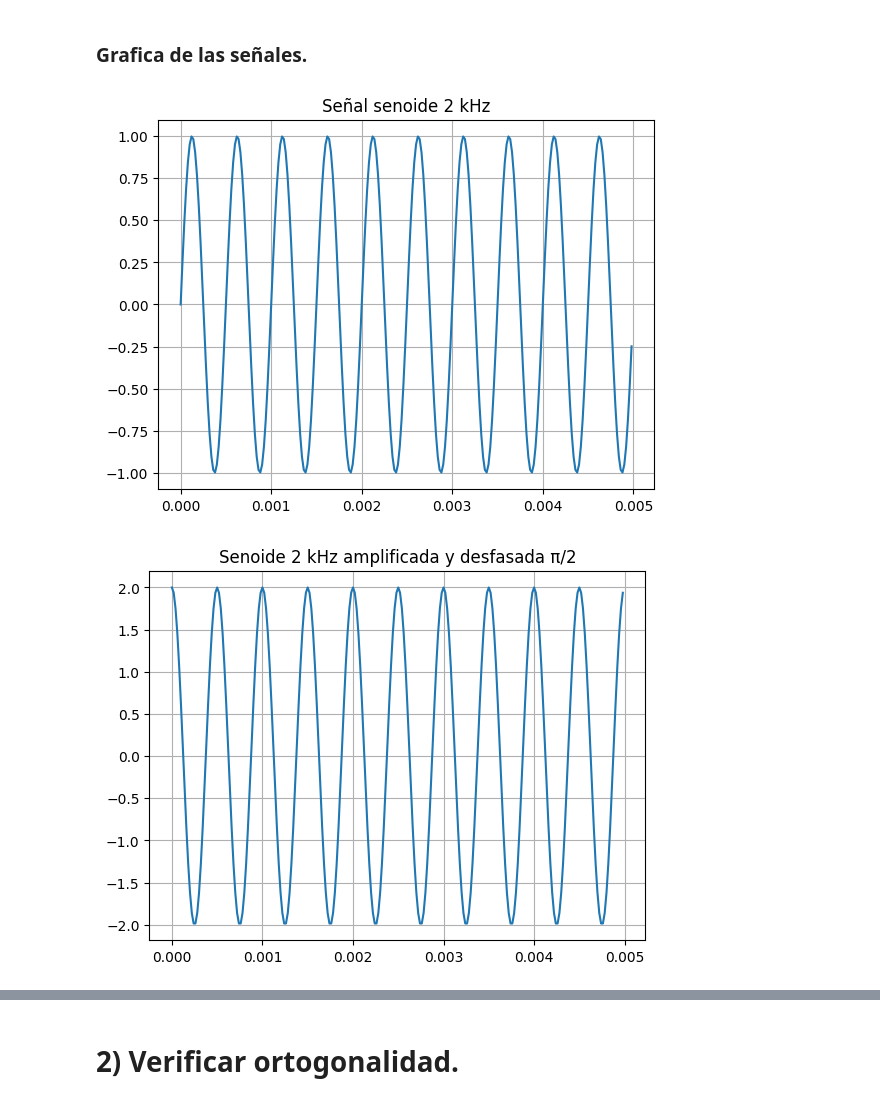
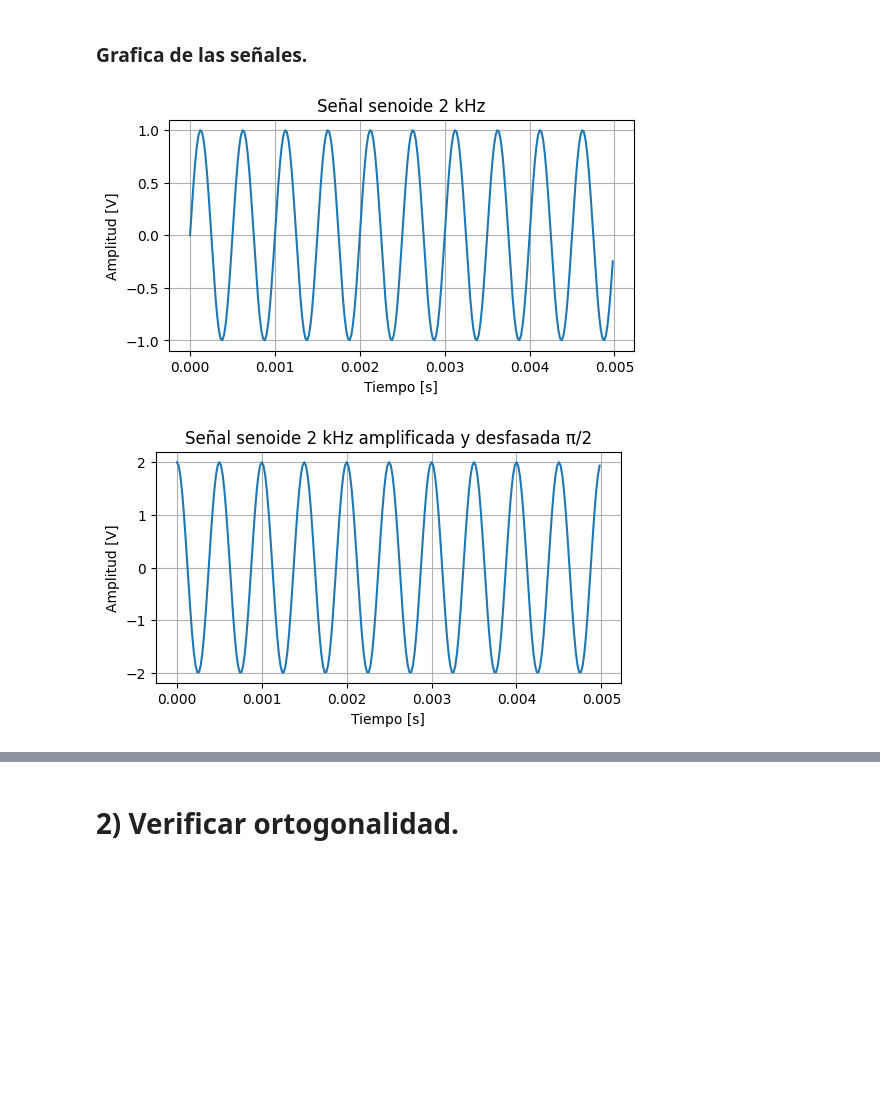
Before and after one commit to matiascarbajal111-cpu/TS1, a Jupyter notebook: TS1_MATIAS_CARBAJAL.ipynb, the cells around one changed output, grey strips where cells are left out. Saved outputs shown, nothing was run; the diff lists cells and outputs as text; code cells hidden in the pictures; blank space fills up the shorter version.

```diff
--- a/TS1_MATIAS_CARBAJAL.ipynb
+++ b/TS1_MATIAS_CARBAJAL.ipynb
@@ -57,15 +45,22 @@ fsquare = 4000       # frecuencia señal cuadrada (Hz)
 t = np.arange(N) / fs
+# %%
+def plot_signal(t, sig, title):
+    plt.figure(figsize=(6, 3))
+    plt.plot(t, sig)
+    plt.title(title)
+    plt.xlabel("Tiempo [s]")
+    plt.ylabel("Amplitud [V]")
+    plt.grid(True)
+    plt.show()
 # %% [markdown]
 ## Síntesis de señales.
 # %%
-# Señales básicas
-s1 = np.sin(2*np.pi*f*t)                # senoide de 2 kHz
-s2 = 2 * np.sin(2*np.pi*f*t + np.pi/2)  # amplificada x2 y desfase π/2
-s3 = np.sin(2*np.pi*(f/2)*t)            # senoide 1 kHz
-s4 = s3 * s1                            # señal AM
-sq = signal.square(2 * np.pi * fsquare * t)   # señal cuadrada
-
-# Señal recortada al 75% de la amplitud máxima
+# Señales
+s1 = np.sin(2 * np.pi * f * t)
+s2 = 2 * np.sin(2 * np.pi * f * t + np.pi / 2)
+s3 = np.sin(2 * np.pi * (f / 2) * t)
+s4 = s1 * s3
+sq = signal.square(2 * np.pi * fsquare * t)
 A = np.max(np.abs(s4)) * 0.75
 s5 = np.clip(s4, a_min=-A, a_max=A)
 # %% [markdown]
@@ -88,14 +83,12 @@ Pulso rectangular 10 ms: N = 1000, E = 500.0
 # %% [markdown]
 ### Grafica de las señales.
 # %%
-plt.figure(); plt.plot(t, s1); plt.title("Señal senoide 2 kHz"); plt.grid(True)
-plt.figure(); plt.plot(t, s2); plt.title("Senoide 2 kHz amplificada y desfasada π/2"); plt.grid(True)
-plt.figure(); plt.plot(t, s3); plt.title("Senoide 1 kHz (moduladora)"); plt.grid(True)
-plt.figure(); plt.plot(t, s4); plt.title("Señal AM (2 kHz modulada por 1 kHz)"); plt.grid(True)
-plt.figure(); plt.plot(t, s5); plt.title("Señal recortada 75%"); plt.grid(True)
-plt.figure(); plt.plot(t, sq); plt.title("Señal cuadrada 4 kHz"); plt.grid(True)
-plt.figure(); plt.plot(t_pulso, pulso); plt.title("Pulso rectangular 10 ms"); plt.grid(True)
-plt.show()
+plot_signal(t, s1, "Señal senoide 2 kHz")
+plot_signal(t, s2, "Señal senoide 2 kHz amplificada y desfasada π/2")
+plot_signal(t, s3, "Señal senoide 1 kHz (moduladora)")
+plot_signal(t, s4, "Señal AM (2 kHz modulada por 1 kHz)")
+plot_signal(t, s5, "Señal recortada (75% amplitud máxima)")
+plot_signal(t, sq, "Señal cuadrada 4 kHz")
 # %% [output]
-[figure, old version]
+[figure, new version]
-[figure, old version]
+[figure, new version]
```
Also changed, not shown: parts of 8 cells of this notebook, 1 other file.
